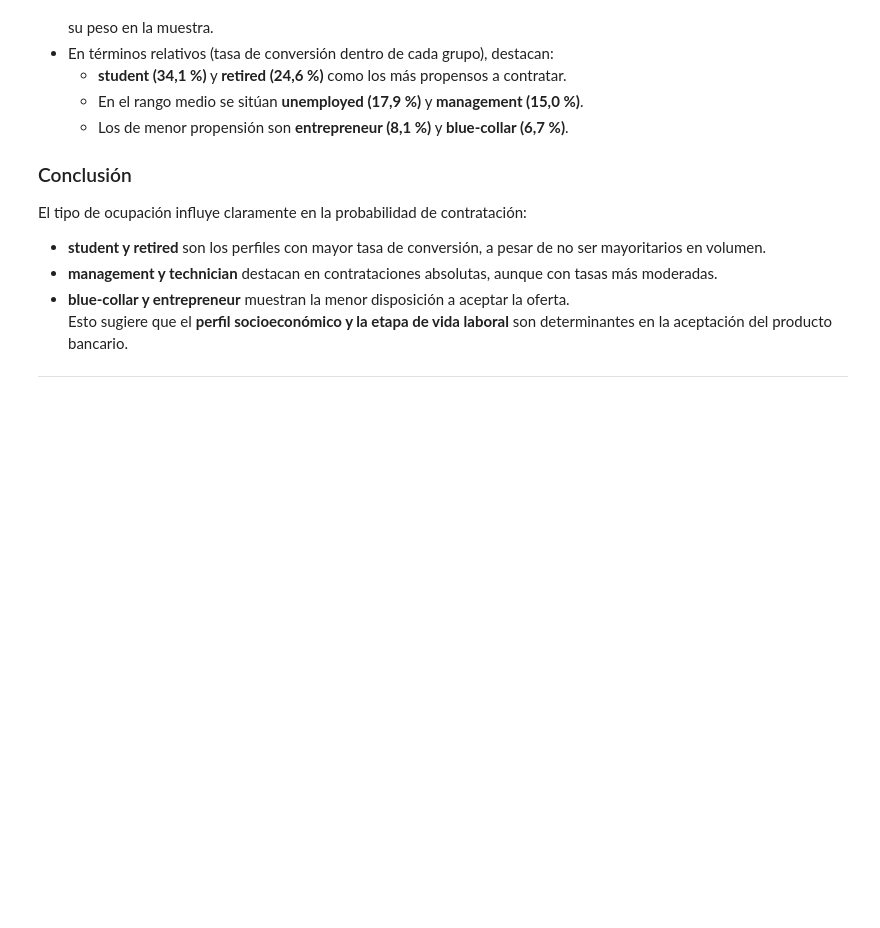
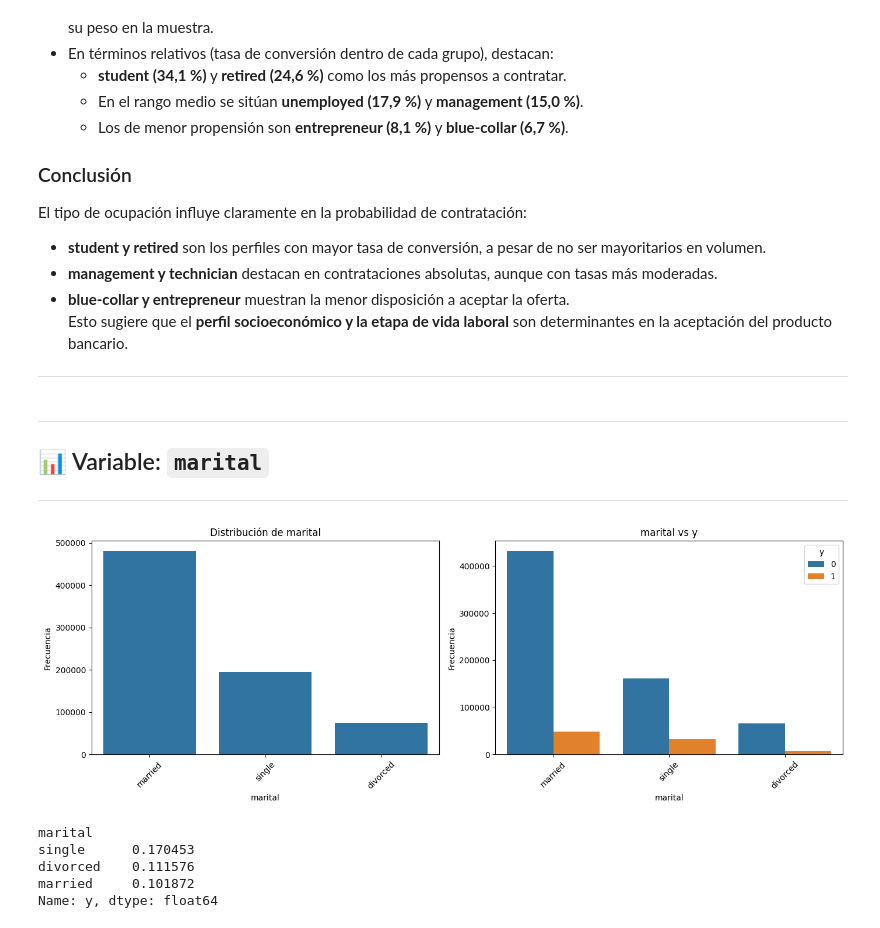
Before and after one commit to sergioroqueh/Kaggle_Binary_Classification_with_a_-Bank_Dataset, a Jupyter notebook: src/explore.ipynb, the cells around one changed output. Cells and saved outputs as stored; diff of their text form; code cells hidden in the pictures; blank space fills up the shorter version.

```diff
--- a/src/explore.ipynb
+++ b/src/explore.ipynb
@@ -343,6 +345,8 @@ duration_group
 3–6 min         79.88  20.12
 6–16.6 min      67.80  32.20
 >16.6 min       26.01  73.99
+# %%
+df = df.drop("duration", axis=1)
 # %% [markdown]
 ---
 
@@ -673,3 +683,27 @@ El tipo de ocupación influye claramente en la probabilidad de contratación:
 - **blue-collar y entrepreneur** muestran la menor disposición a aceptar la oferta.
 Esto sugiere que el **perfil socioeconómico y la etapa de vida laboral** son determinantes en la aceptación del producto bancario.
 ---
+# %% [markdown]
+---
+
+## 📊 Variable: `marital`
+
+---
+# %%
+cat_data_plt("marital")
+# %% [output]
+[figure, added]
+# %%
+conversion_rates = (
+    df.groupby("marital")["y"]
+      .mean()
+      .sort_values(ascending=False)
+)
+
+print(conversion_rates)
+# %% [output]
+marital
+single      0.170453
+divorced    0.111576
+married     0.101872
+Name: y, dtype: float64
```
Also changed, not shown: parts of 46 cells of this notebook.
